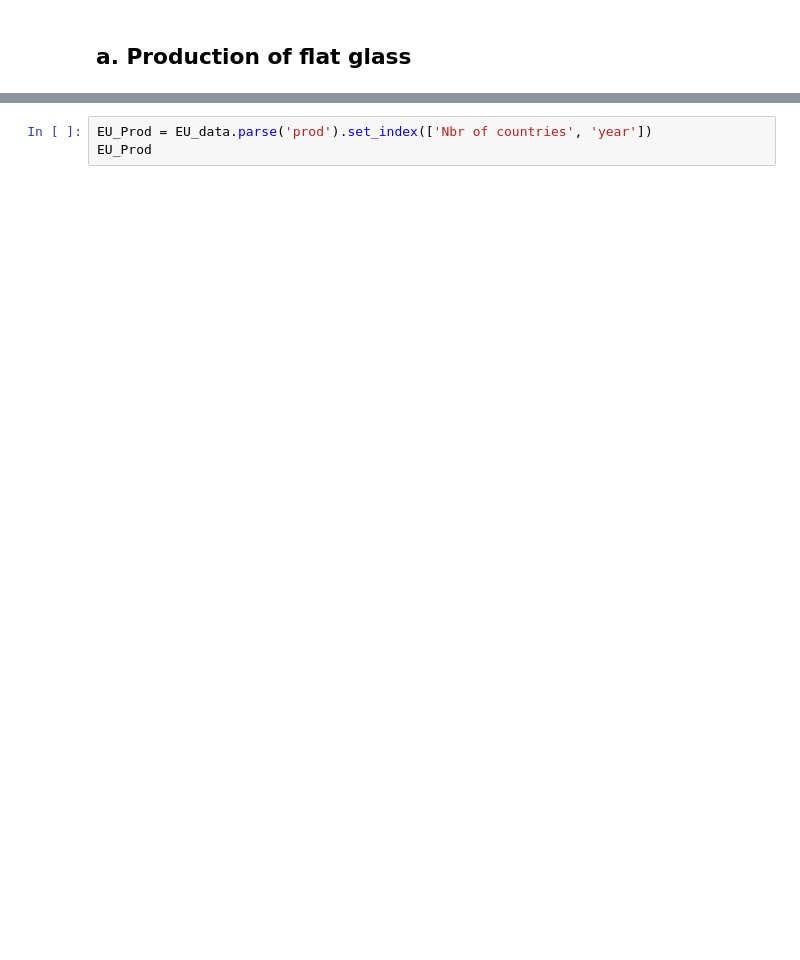
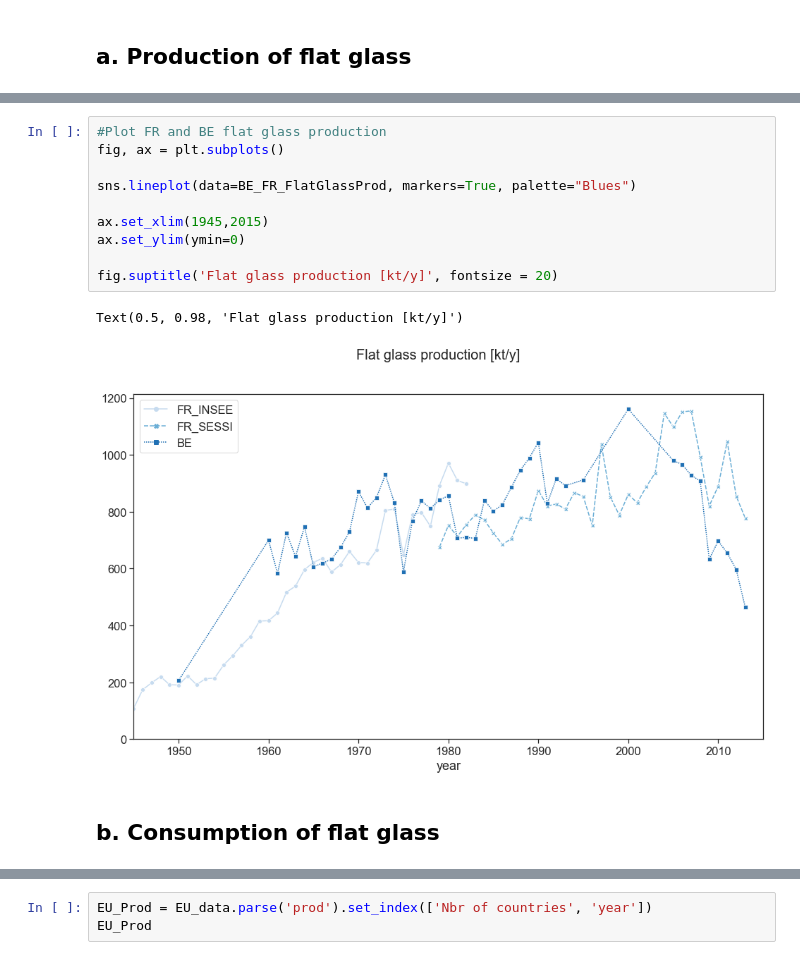
Before and after one commit to JeanSouv/01_MFA_GlassIndustry, a Jupyter notebook: MFA_FlatGlassIndustry.ipynb, the cells around one changed output, grey strips where cells are left out. Cells and saved outputs as stored; diff of their text form; blank space fills up the shorter version.

```diff
--- a/MFA_FlatGlassIndustry.ipynb
+++ b/MFA_FlatGlassIndustry.ipynb
@@ -83,3 +82,18 @@ BE_FR_Prod
 | 2019 | NaN | NaN | NaN |
 | 2020 | NaN | NaN | NaN |
 76 rows × 3 columns
+# %%
+#Plot FR and BE flat glass production
+fig, ax = plt.subplots()
+
+sns.lineplot(data=BE_FR_FlatGlassProd, markers=True, palette="Blues")
+
+ax.set_xlim(1945,2015)
+ax.set_ylim(ymin=0)
+
+fig.suptitle('Flat glass production [kt/y]', fontsize = 20)
+# %% [output]
+Text(0.5, 0.98, 'Flat glass production [kt/y]')
+[figure, added]
+# %% [markdown]
+## b. Consumption of flat glass
```
Also changed, not shown: parts of 36 cells of this notebook, 3 other files.
